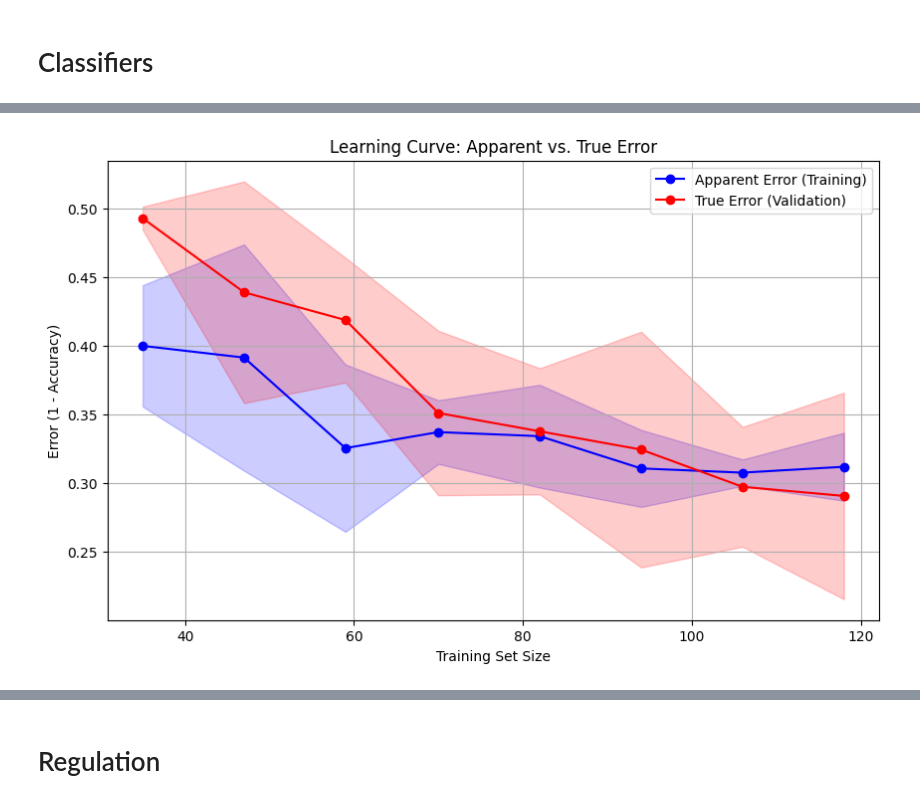
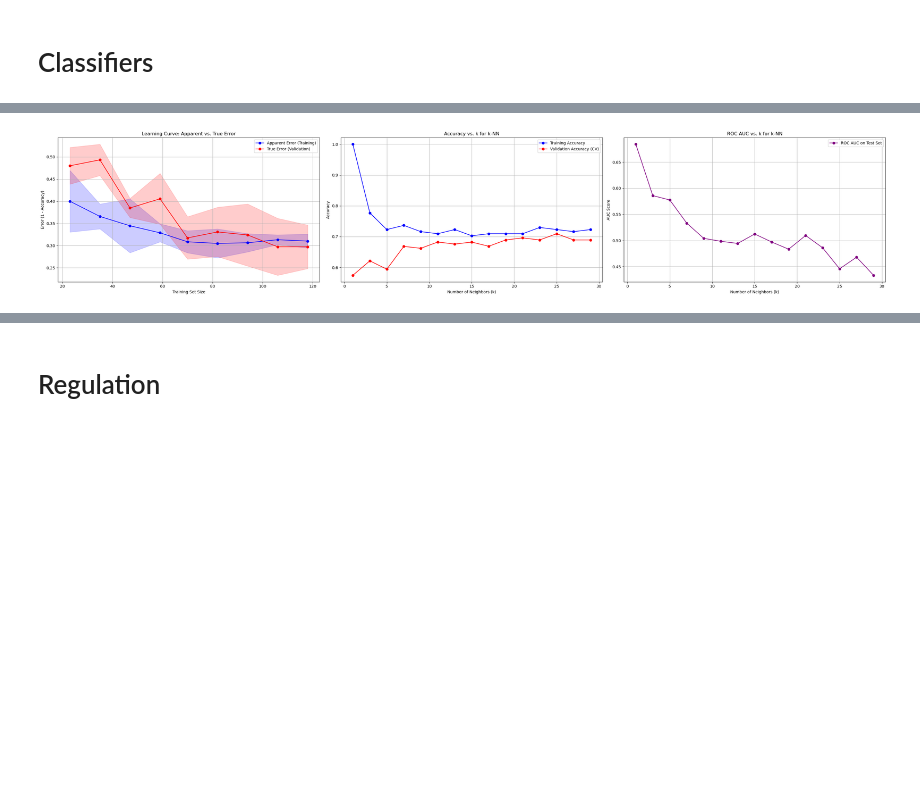
Before and after one commit to aleslorrie/TM10007_PROJECT, a Jupyter notebook: assignment_2.ipynb, the cells around one changed output, grey strips where cells are left out. Drawn from its saved outputs; the diff is of its cells as text; code cells hidden in the pictures; blank space fills up the shorter version.

```diff
--- a/assignment_2.ipynb
+++ b/assignment_2.ipynb
@@ -435,8 +416,8 @@ x_test_lda = x_test[lda_feature_names]
 # Training and evaluating LDA
 lda = LinearDiscriminantAnalysis()
 lda.fit(x_train_lda, y_train)
-y_pred = lda.predict(x_test_lda)
-y_proba = lda.predict_proba(x_test_lda)[:, 1]
+y_pred_lda = lda.predict(x_test_lda)
+y_proba_lda = lda.predict_proba(x_test_lda)[:, 1]
 
 # Storing the results of the classifier in results{}
 results['Linear Discriminant Analysis'] = {
@@ -555,5 +520,5 @@ results['Naive Bayes'] = nb_metrics
 # %%
-# ---- Making the classifier ----
+# ---- Making the K-NN classifier ----
 
 # Define the pipeline for kNN
 pipeline = Pipeline([
@@ -571,16 +536,16 @@ param_grid = {
 }
 
 # Perform hyperparameter optimization
-grid_search = GridSearchCV(pipeline, param_grid, cv=5, scoring='accuracy', n_jobs=-1)
-grid_search.fit(x_train, y_train)
+random_grid_search = RandomizedSearchCV(pipeline, param_grid, cv=5, scoring='accuracy', n_jobs=-1)
+random_grid_search.fit(x_train, y_train)
 
 # Best model evaluation
-best_model = grid_search.best_estimator_
+best_model = random_grid_search.best_estimator_
 y_pred = best_model.predict(x_test)
 test_accuracy = accuracy_score(y_test, y_pred)
 
 # Print best parameters and test accuracy
-print(f"Best Parameters: {grid_search.best_params_}")
+print(f"Best Parameters: {random_grid_search.best_params_}")
 print(f"Test Accuracy: {test_accuracy:.4f}")
 
 # ---- Storing the k-NN results in results dictionary ----
@@ -601,8 +566,8 @@ results['k-NN'] = {
 # ---- Evaluation of the k-NN classifier ----
 
 # PLOT 1: Learning Curve (Apparent vs. True Error)
-best_k = grid_search.best_params_['knn__n_neighbors']
-best_pca = grid_search.best_params_['pca__n_components']
+best_k = random_grid_search.best_params_['knn__n_neighbors']
+best_pca = random_grid_search.best_params_['pca__n_components']
 
 # Defining the final (best) pipeline
 kn_pipeline = Pipeline([
@@ -626,21 +591,6 @@ val_std = np.std(val_scores, axis=1)
 # Converting accuracy to error (1 - accuracy)
 train_error = 1 - train_mean
 val_error = 1 - val_mean
-
-# Plotting the Apparent Error (Training) vs True Error (Validation)
-plt.figure(figsize=(10, 6))
-plt.plot(train_sizes, train_error, marker='o', color='blue', label='Apparent Error (Training)')
-plt.plot(train_sizes, val_error, marker='o', color='red', label='True Error (Validation)')
-plt.fill_between(train_sizes, train_error - train_std, train_error + train_std, color='blue', alpha=0.2)
-plt.fill_between(train_sizes, val_error - val_std, val_error + val_std, color='red', alpha=0.2)
-
-# Labels and Title
-plt.xlabel('Training Set Size')
-plt.ylabel('Error (1 - Accuracy)')
-plt.title('Learning Curve: Apparent vs. True Error')
-plt.legend()
-plt.grid(True)
-plt.show()
 
 # PLOT 2: Accuracy vs. k and ROC AUC vs. k
 k_values = list(range(1, 31, 2))
@@ -674,24 +624,37 @@ for k in k_values:
         auc_score = np.nan
     auc_scores.append(auc_score)
 
-# Plot: Accuracy vs. k
-plt.figure(figsize=(10, 6))
-plt.plot(k_values, train_accuracies, marker='o', label='Training Accuracy', color='blue')
-plt.plot(k_values, val_accuracies, marker='o', label='Validation Accuracy (CV)', color='red')
-plt.xlabel('Number of Neighbors (k)')
-plt.ylabel('Accuracy')
-plt.title('Accuracy vs. k for k-NN')
-plt.legend()
-plt.grid(True)
+# Create a figure with 3 subplots next to each other (use the original comments and structure)
+fig, axes = plt.subplots(1, 3, figsize=(30, 6))
+
+# PLOT 1: Learning Curve (Apparent vs. True Error)
+axes[0].plot(train_sizes, train_error, marker='o', color='blue', label='Apparent Error (Training)')
+axes[0].plot(train_sizes, val_error, marker='o', color='red', label='True Error (Validation)')
+axes[0].fill_between(train_sizes, train_error - train_std, train_error + train_std, color='blue', alpha=0.2)
+axes[0].fill_between(train_sizes, val_error - val_std, val_error + val_std, color='red', alpha=0.2)
+axes[0].set_xlabel('Training Set Size')
+axes[0].set_ylabel('Error (1 - Accuracy)')
+axes[0].set_title('Learning Curve: Apparent vs. True Error')
+axes[0].legend()
+axes[0].grid(True)
+
+# PLOT 2: Accuracy vs. k for k-NN
+axes[1].plot(k_values, train_accuracies, marker='o', label='Training Accuracy', color='blue')
+axes[1].plot(k_values, val_accuracies, marker='o', label='Validation Accuracy (CV)', color='red')
+axes[1].set_xlabel('Number of Neighbors (k)')
+axes[1].set_ylabel('Accuracy')
+axes[1].set_title('Accuracy vs. k for k-NN')
+axes[1].legend()
+axes[1].grid(True)
+
+# PLOT 3: ROC AUC vs. k for k-NN
+axes[2].plot(k_values, auc_scores, marker='o', label='ROC AUC on Test Set', color='purple')
+axes[2].set_xlabel('Number of Neighbors (k)')
+axes[2].set_ylabel('AUC Score')
+axes[2].set_title('ROC AUC vs. k for k-NN')
+axes[2].legend()
+axes[2].grid(True)
+
+plt.tight_layout()
 plt.show()
-
-# Plot: ROC AUC vs. k
-plt.figure(figsize=(10, 6))
-plt.plot(k_values, auc_scores, marker='o', label='ROC AUC on Test Set', color='purple')
-plt.xlabel('Number of Neighbors (k)')
-plt.ylabel('AUC Score')
-plt.title('ROC AUC vs. k for k-NN')
-plt.grid(True)
-plt.legend()
-plt.show()
 # %% [output]
@@ -715,3 +678,3 @@ ValueError: Expected n_neighbors <= n_samples_fit, but n_neighbors = 25, n_sampl
 
   warnings.warn(
-[figure, old version]
+[figure, new version]
```
Also changed, not shown: parts of 33 cells of this notebook, 3 other files.
